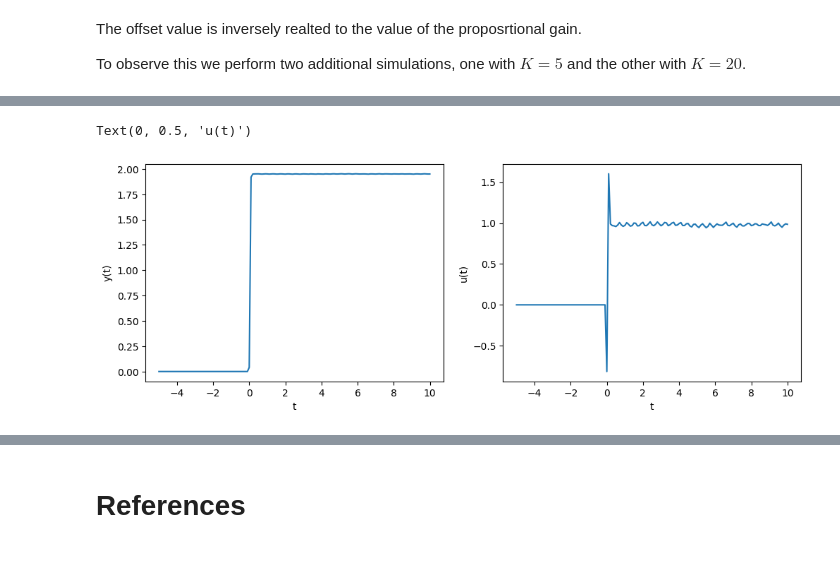
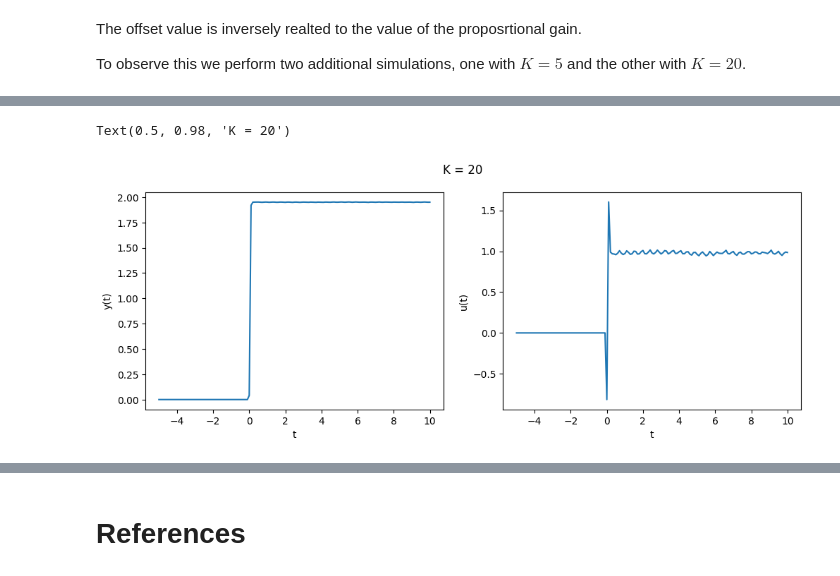
Before and after one commit to noronhaeyan/Control-Theory, a Jupyter notebook: Introduction/PID control 101.ipynb, the cells around one changed output, grey strips where cells are left out. Cells and saved outputs as stored; diff of their text form; code cells hidden in the pictures.

```diff
--- a/Introduction/PID control 101.ipynb
+++ b/Introduction/PID control 101.ipynb
@@ -451,23 +455,25 @@ Text(0, 0.5, 'u(t)')
 # %%
 K = 20
 
 tau = 1
 k = 2
 F = lambda t, y: (-y + k*u(y, ysp(t), K)) / tau
 
 t_eval = np.arange(-5, 10.1, 0.1)
 sol = solve_ivp(F, [-5, 10], [0], t_eval=t_eval)
 
 plt.figure(figsize = (12, 4))
 plt.subplot(121)
 plt.plot(sol.t, sol.y[0])
 plt.xlabel('t')
 plt.ylabel('y(t)')
 
 plt.subplot(122)
 plt.plot(sol.t, u(sol.y[0], ysp(sol.t), K))
 plt.xlabel('t')
 plt.ylabel('u(t)')
+
+plt.suptitle("K = 20")
 # %% [output]
-Text(0, 0.5, 'u(t)')
+Text(0.5, 0.98, 'K = 20')
-[figure, old version]
+[figure, new version]
```
Also changed, not shown: parts of 29 cells of this notebook.
